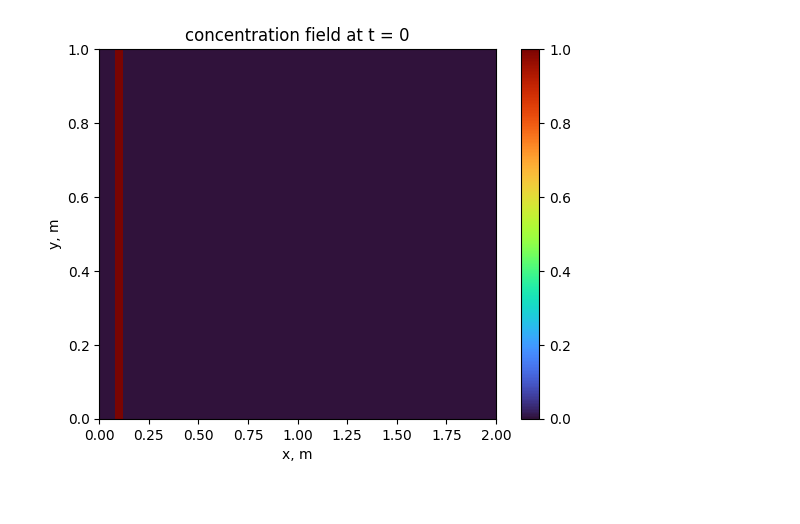
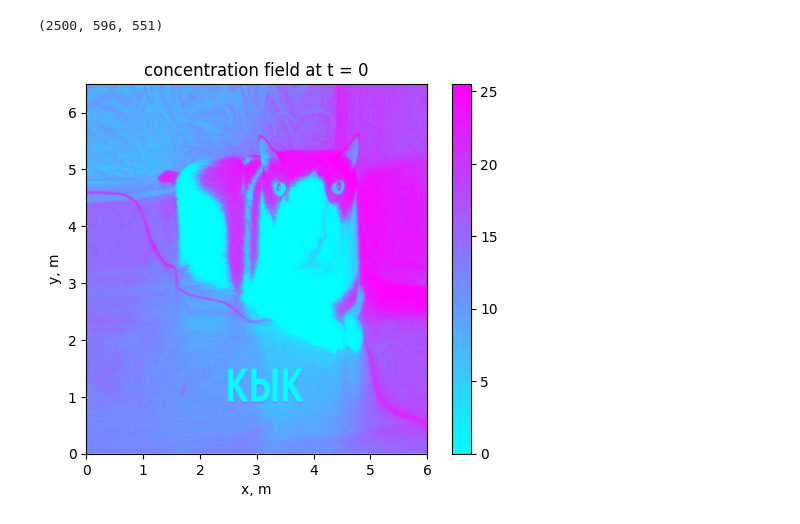
Before and after one commit to arty0mkha/acceleration_of_numerical_solution, a Jupyter notebook: try.ipynb, the cells around one changed output. Drawn from its saved outputs; the diff is of its cells as text; code cells hidden in the pictures.

```diff
--- a/try.ipynb
+++ b/try.ipynb
@@ -69,0 +36,4 @@ revert
+# %%
+# Подсчёт скорости течения Пуазейля
+u = jax_poiseuille_solver(Pr, Pl, H, L, Nysteps, mu, BC)
+u = u_converge(Pr, Pl, mu, a, u, H, L, BC)
@@ -69,0 +50,11 @@ revert
+# %%
+# Генерация поля начальных условий из картинки
+path = 'IC_pictures/кык.jpg'
+cat = generate_init(path, int(L/H*u.shape[0]+1), u.shape[0], 10, True)
+plt.imshow(cat, aspect='auto')
+plt.colorbar()
+print (cat.shape)
+cat[0,:]=0
+cat[-1,:]=0
+cat[:,0]=0
+cat[:,-1]=0
@@ -70,4 +64,12 @@ revert
+# %%
+# Создание куба полей концентрации
+time = 10
+c, timestep = convection_diffusion_solver(cat, H, L, time/2, u, a)
+print (c.shape)
+# %% [output]
+(2500, 596, 551)
 # %%
-anim_result(c, timestep, L, H, picture=True, showMe=True)
+# Создание .gif изображения
+anim_result(c, timestep, L, H, picture=True, showMe=True, colour='cool')
 # %% [output]
-[figure, old version]
+[figure, new version]
```
Also changed, not shown: parts of 12 cells of this notebook.
